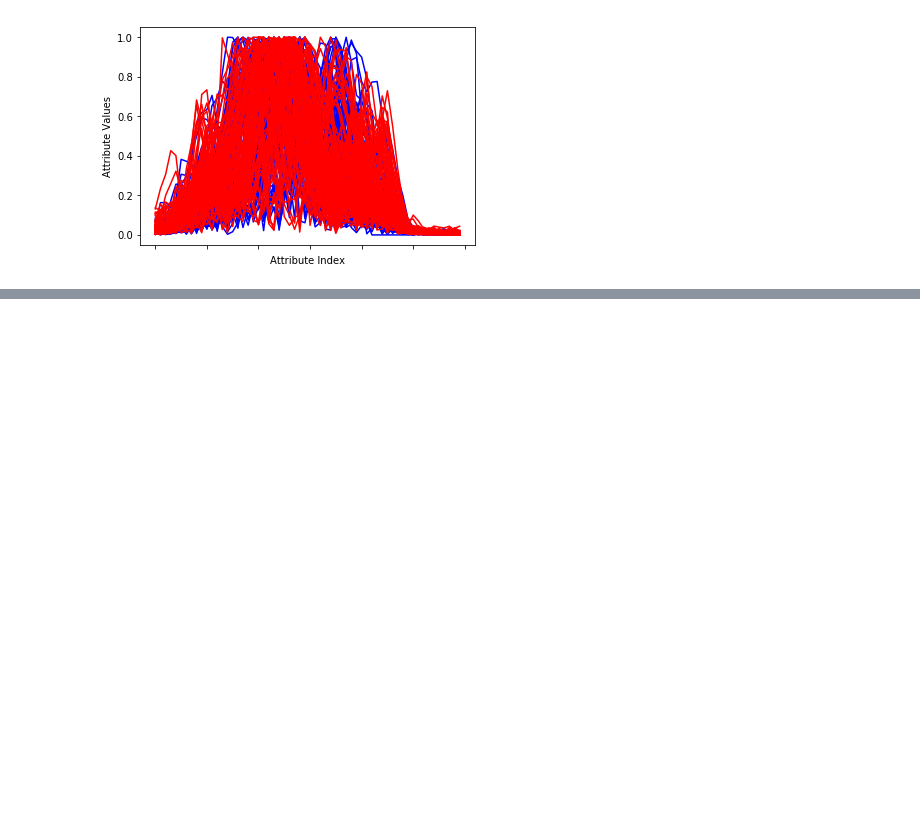
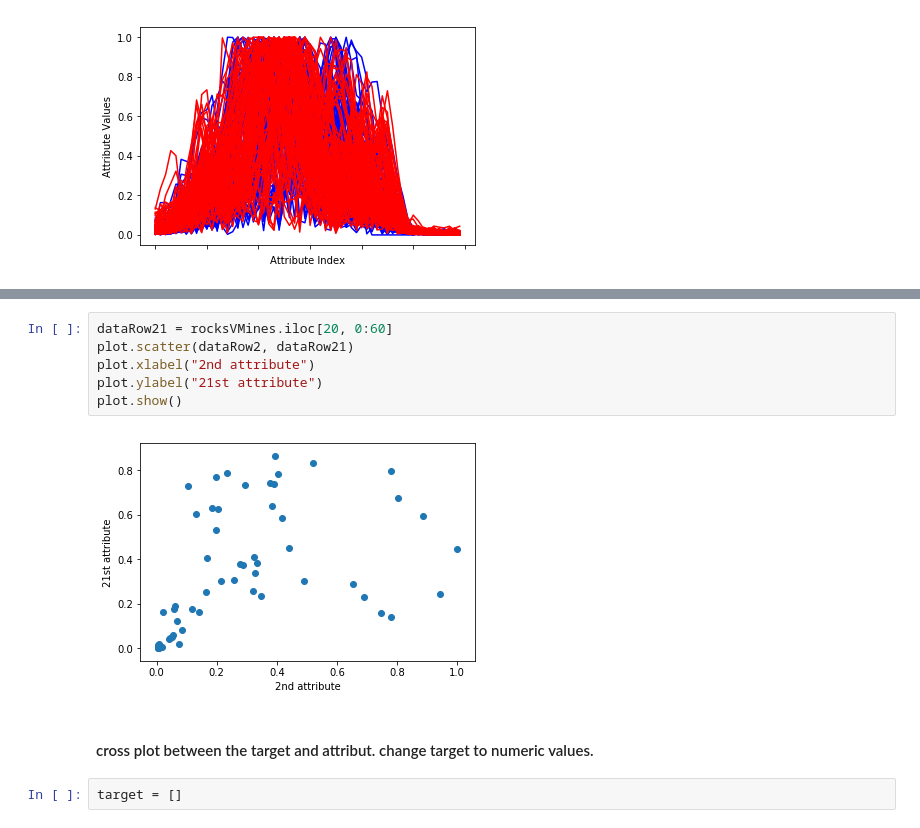
Before and after one commit to yuanfeibi/Python_ML, a Jupyter notebook: Chapter 2 .ipynb, the cells around one changed output, grey strips where cells are left out. Drawn from its saved outputs; the diff is of its cells as text; blank space fills up the shorter version.

```diff
--- a/Chapter 2 .ipynb
+++ b/Chapter 2 .ipynb
@@ -221,0 +236,12 @@ plot.show()
+# %%
+dataRow21 = rocksVMines.iloc[20, 0:60]
+plot.scatter(dataRow2, dataRow21)
+plot.xlabel("2nd attribute")
+plot.ylabel("21st attribute")
+plot.show()
+# %% [output]
+[figure, added]
+# %% [markdown]
+#### cross plot between the target and attribut. change target to numeric values. ####
+# %%
+target = []
```
Also changed, not shown: parts of 5 cells of this notebook.
